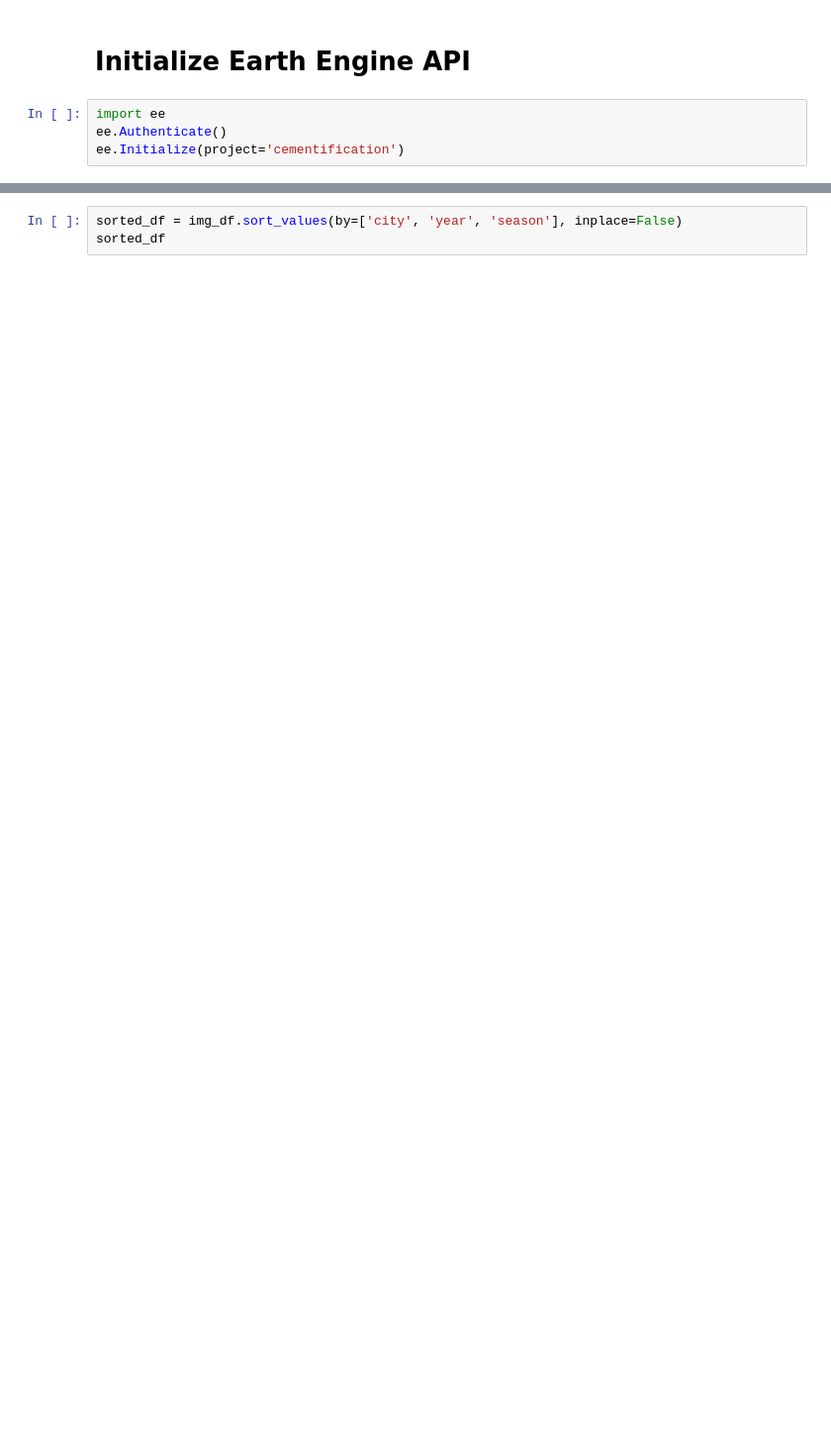
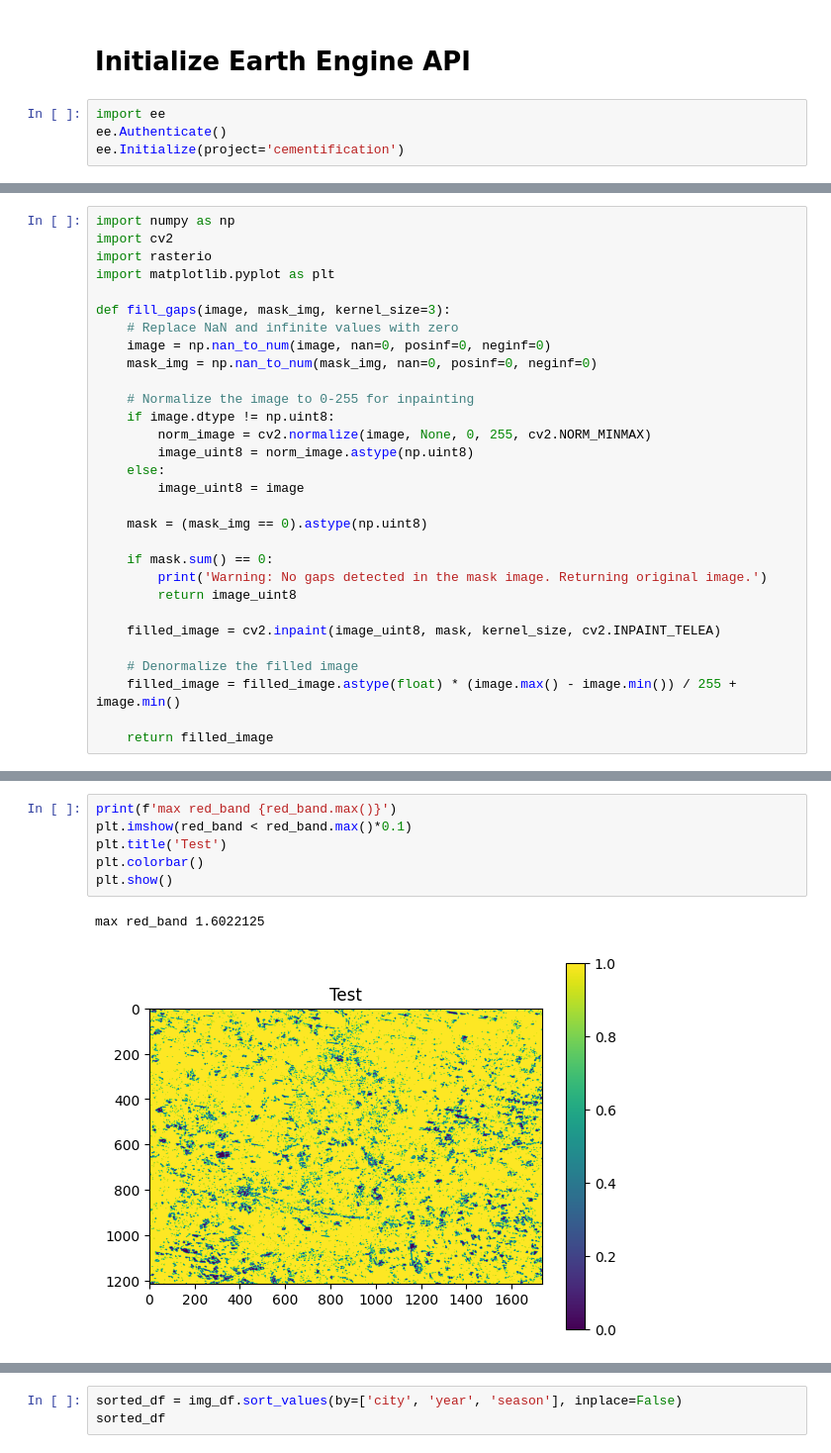
Before and after one commit to andypalmi/unimib, a Jupyter notebook: Environment/exam/main.ipynb, the cells around one changed output, grey strips where cells are left out. Shown at 99% size. Cells and saved outputs as stored; diff of their text form; blank space fills up the shorter version.

```diff
--- a/Environment/exam/main.ipynb
+++ b/Environment/exam/main.ipynb
@@ -340,0 +352,30 @@ print(img_df)
+# %%
+import numpy as np
+import cv2
+import rasterio
+import matplotlib.pyplot as plt
+
+def fill_gaps(image, mask_img, kernel_size=3):
+    # Replace NaN and infinite values with zero
+    image = np.nan_to_num(image, nan=0, posinf=0, neginf=0)
+    mask_img = np.nan_to_num(mask_img, nan=0, posinf=0, neginf=0)
+
+    # Normalize the image to 0-255 for inpainting
+    if image.dtype != np.uint8:
+        norm_image = cv2.normalize(image, None, 0, 255, cv2.NORM_MINMAX)
+        image_uint8 = norm_image.astype(np.uint8)
+    else:
+        image_uint8 = image
+
+    mask = (mask_img == 0).astype(np.uint8)
+
+    if mask.sum() == 0:
+        print('Warning: No gaps detected in the mask image. Returning original image.')
+        return image_uint8
+
+    filled_image = cv2.inpaint(image_uint8, mask, kernel_size, cv2.INPAINT_TELEA)
+
+    # Denormalize the filled image
+    filled_image = filled_image.astype(float) * (image.max() - image.min()) / 255 + image.min()
+
+    return filled_image
@@ -340,0 +455,9 @@ print(img_df)
+# %%
+print(f'max red_band {red_band.max()}')
+plt.imshow(red_band < red_band.max()*0.1)
+plt.title('Test')
+plt.colorbar()
+plt.show()
+# %% [output]
+max red_band 1.6022125
+[figure, added]
```
Also changed, not shown: parts of 19 cells of this notebook.
